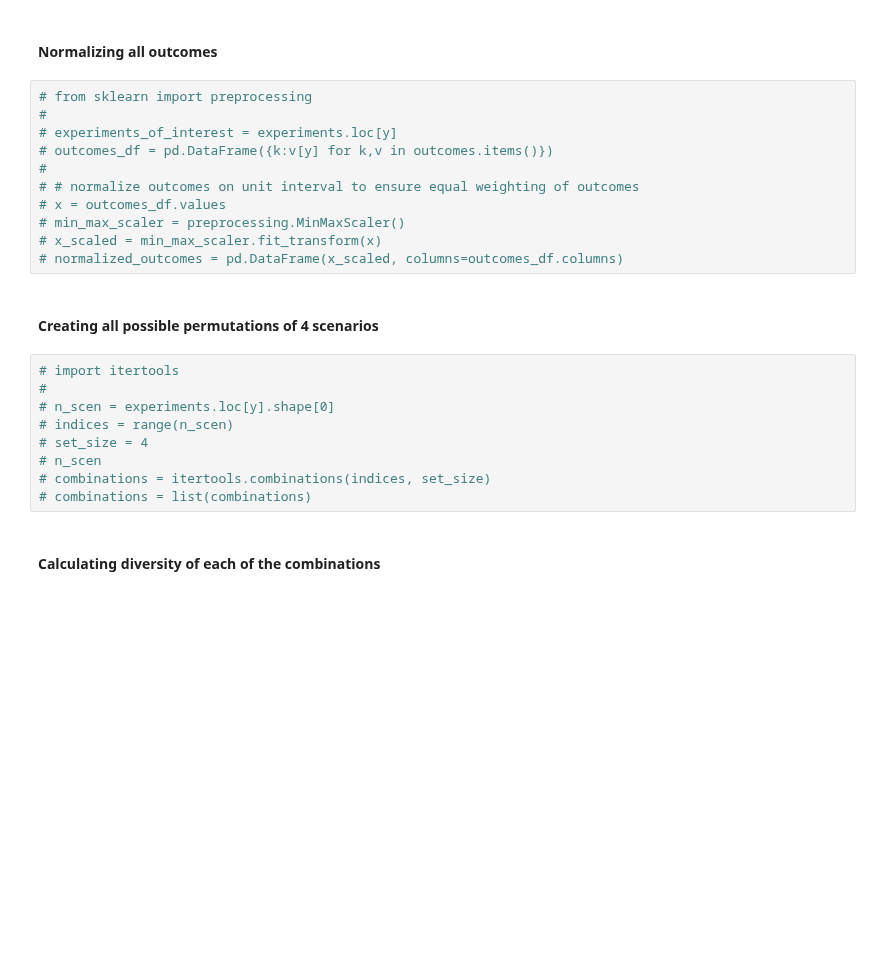
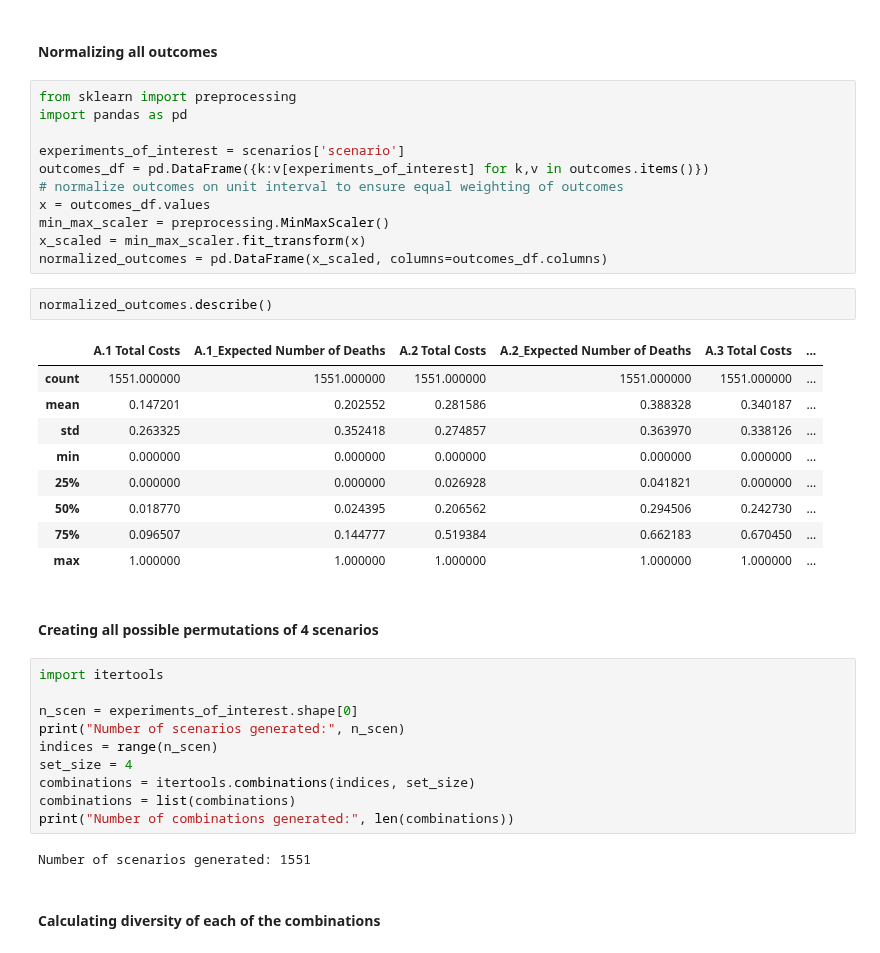
Before and after one commit to ndaswani1/EPA141A-labs, a Jupyter notebook: final assignment/dike_model_multi_scenario_MORDM.ipynb, the cells around one changed output. Saved outputs shown, nothing was run; the diff lists cells and outputs as text; blank space fills up the shorter version.

```diff
--- a/final assignment/dike_model_multi_scenario_MORDM.ipynb
+++ b/final assignment/dike_model_multi_scenario_MORDM.ipynb
@@ -142,27 +166,42 @@ It is desirable to select maximally diverse scenarios, so that ... ? In this ste
 # %% [markdown]
 #### Normalizing all outcomes
 # %%
-# from sklearn import preprocessing
-#
-# experiments_of_interest = experiments.loc[y]
-# outcomes_df = pd.DataFrame({k:v[y] for k,v in outcomes.items()})
-#
-# # normalize outcomes on unit interval to ensure equal weighting of outcomes
-# x = outcomes_df.values
-# min_max_scaler = preprocessing.MinMaxScaler()
-# x_scaled = min_max_scaler.fit_transform(x)
-# normalized_outcomes = pd.DataFrame(x_scaled, columns=outcomes_df.columns)
+from sklearn import preprocessing
+import pandas as pd
+
+experiments_of_interest = scenarios['scenario']
+outcomes_df = pd.DataFrame({k:v[experiments_of_interest] for k,v in outcomes.items()})
+# normalize outcomes on unit interval to ensure equal weighting of outcomes
+x = outcomes_df.values
+min_max_scaler = preprocessing.MinMaxScaler()
+x_scaled = min_max_scaler.fit_transform(x)
+normalized_outcomes = pd.DataFrame(x_scaled, columns=outcomes_df.columns)
+# %%
+normalized_outcomes.describe()
+# %% [output]
+|  | A.1 Total Costs | A.1_Expected Number of Deaths | A.2 Total Costs | A.2_Expected Number of Deaths | A.3 Total Costs | ... |
+| count | 1551.000000 | 1551.000000 | 1551.000000 | 1551.000000 | 1551.000000 | ... |
+| mean | 0.147201 | 0.202552 | 0.281586 | 0.388328 | 0.340187 | ... |
+| std | 0.263325 | 0.352418 | 0.274857 | 0.363970 | 0.338126 | ... |
+| min | 0.000000 | 0.000000 | 0.000000 | 0.000000 | 0.000000 | ... |
+| 25% | 0.000000 | 0.000000 | 0.026928 | 0.041821 | 0.000000 | ... |
+| 50% | 0.018770 | 0.024395 | 0.206562 | 0.294506 | 0.242730 | ... |
+| 75% | 0.096507 | 0.144777 | 0.519384 | 0.662183 | 0.670450 | ... |
+| max | 1.000000 | 1.000000 | 1.000000 | 1.000000 | 1.000000 | ... |
 # %% [markdown]
 #### Creating all possible permutations of 4 scenarios
 # %%
-# import itertools
-#
-# n_scen = experiments.loc[y].shape[0]
-# indices = range(n_scen)
-# set_size = 4
-# n_scen
-# combinations = itertools.combinations(indices, set_size)
-# combinations = list(combinations)
+import itertools
+
+n_scen = experiments_of_interest.shape[0]
+print("Number of scenarios generated:", n_scen)
+indices = range(n_scen)
+set_size = 4
+combinations = itertools.combinations(indices, set_size)
+combinations = list(combinations)
+print("Number of combinations generated:", len(combinations))
+# %% [output]
+Number of scenarios generated: 1551
 # %% [markdown]
 #### Calculating diversity of each of the combinations
 # %%
```
Also changed, not shown: parts of 5 cells of this notebook, 2 other files.
